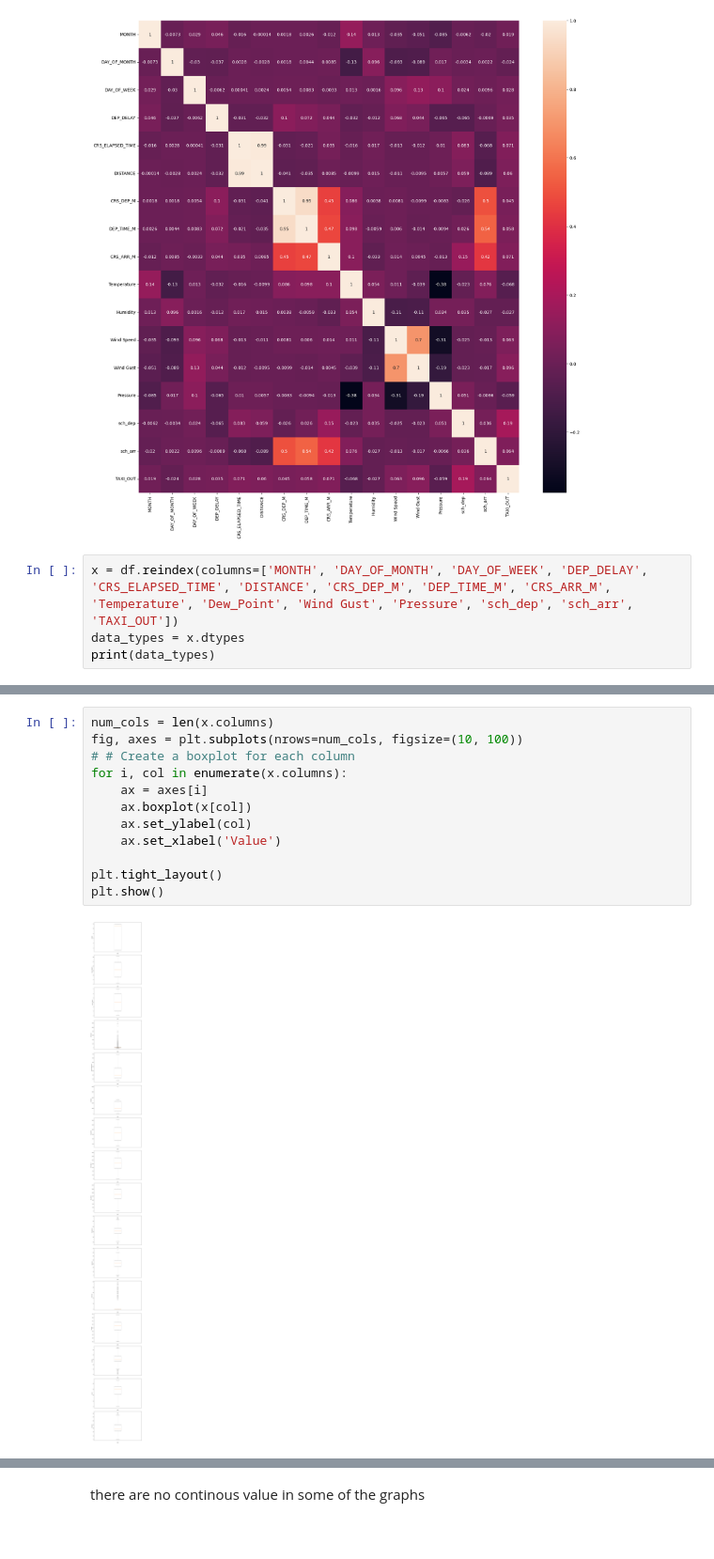
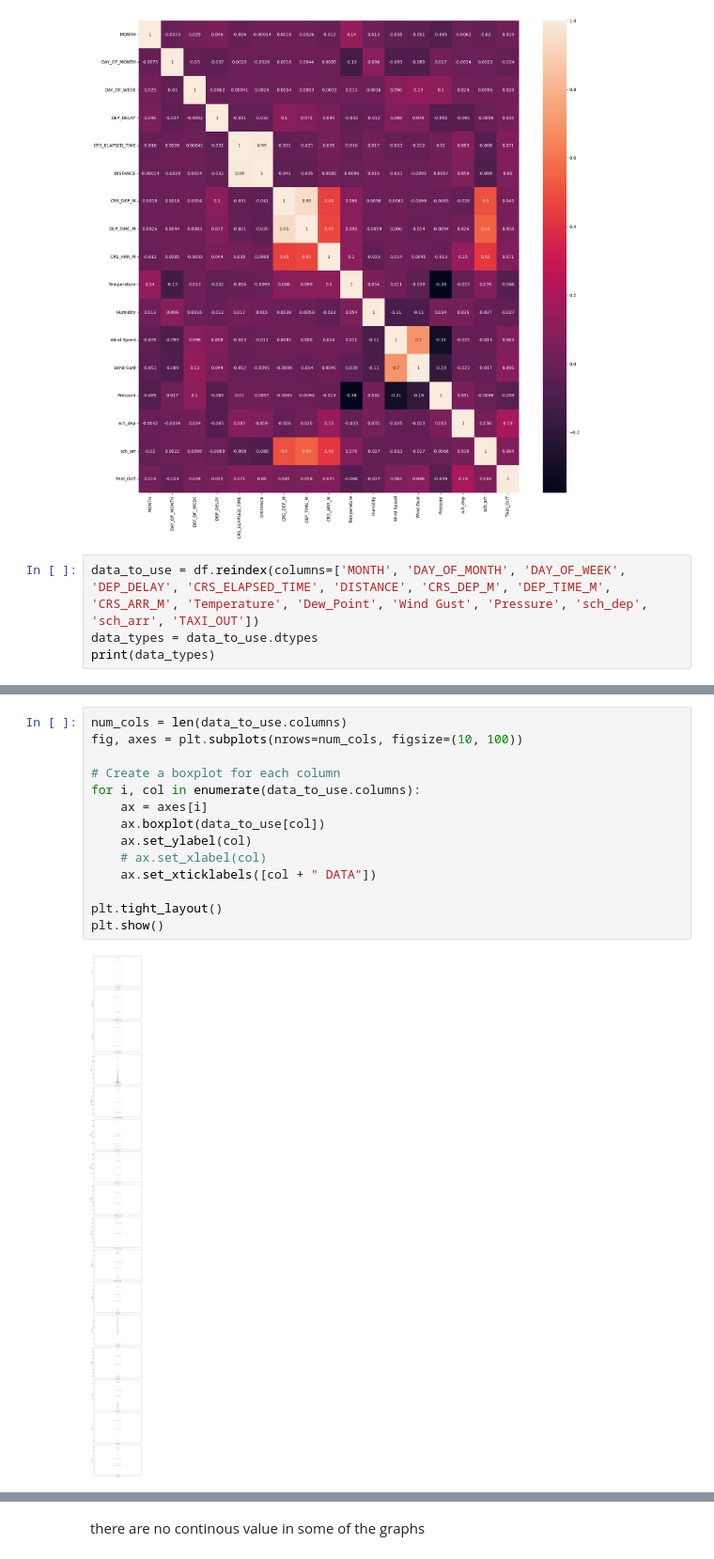
Before and after one commit to environmentallyconsciouscoder/flight_take_off_data, a Jupyter notebook: eda.ipynb, the cells around one changed output, grey strips where cells are left out. Shown at 94% size. Cells and saved outputs as stored; diff of their text form.

```diff
--- a/eda.ipynb
+++ b/eda.ipynb
@@ -81,8 +62,8 @@ sns.heatmap(corr_mat, annot=True)
 <Axes: >
 [figure]
 # %%
-x = df.reindex(columns=['MONTH', 'DAY_OF_MONTH', 'DAY_OF_WEEK', 'DEP_DELAY', 'CRS_ELAPSED_TIME', 'DISTANCE', 'CRS_DEP_M', 'DEP_TIME_M', 'CRS_ARR_M', 'Temperature', 'Dew_Point', 'Wind Gust', 'Pressure', 'sch_dep', 'sch_arr', 'TAXI_OUT'])
-data_types = x.dtypes
+data_to_use = df.reindex(columns=['MONTH', 'DAY_OF_MONTH', 'DAY_OF_WEEK', 'DEP_DELAY', 'CRS_ELAPSED_TIME', 'DISTANCE', 'CRS_DEP_M', 'DEP_TIME_M', 'CRS_ARR_M', 'Temperature', 'Dew_Point', 'Wind Gust', 'Pressure', 'sch_dep', 'sch_arr', 'TAXI_OUT'])
+data_types = data_to_use.dtypes
 print(data_types)
 # %% [output]
 MONTH                 int64
@@ -149,14 +128,16 @@ x['Dew_Point'].isnull().sum()
 # %%
-num_cols = len(x.columns)
+num_cols = len(data_to_use.columns)
 fig, axes = plt.subplots(nrows=num_cols, figsize=(10, 100))
-# # Create a boxplot for each column
-for i, col in enumerate(x.columns):
+
+# Create a boxplot for each column
+for i, col in enumerate(data_to_use.columns):
     ax = axes[i]
-    ax.boxplot(x[col])
+    ax.boxplot(data_to_use[col])
     ax.set_ylabel(col)
-    ax.set_xlabel('Value')
+    # ax.set_xlabel(col)
+    ax.set_xticklabels([col + " DATA"])
 
 plt.tight_layout()
 plt.show()
 # %% [output]
-[figure, old version]
+[figure, new version]
```
Also changed, not shown: parts of 19 cells of this notebook.
